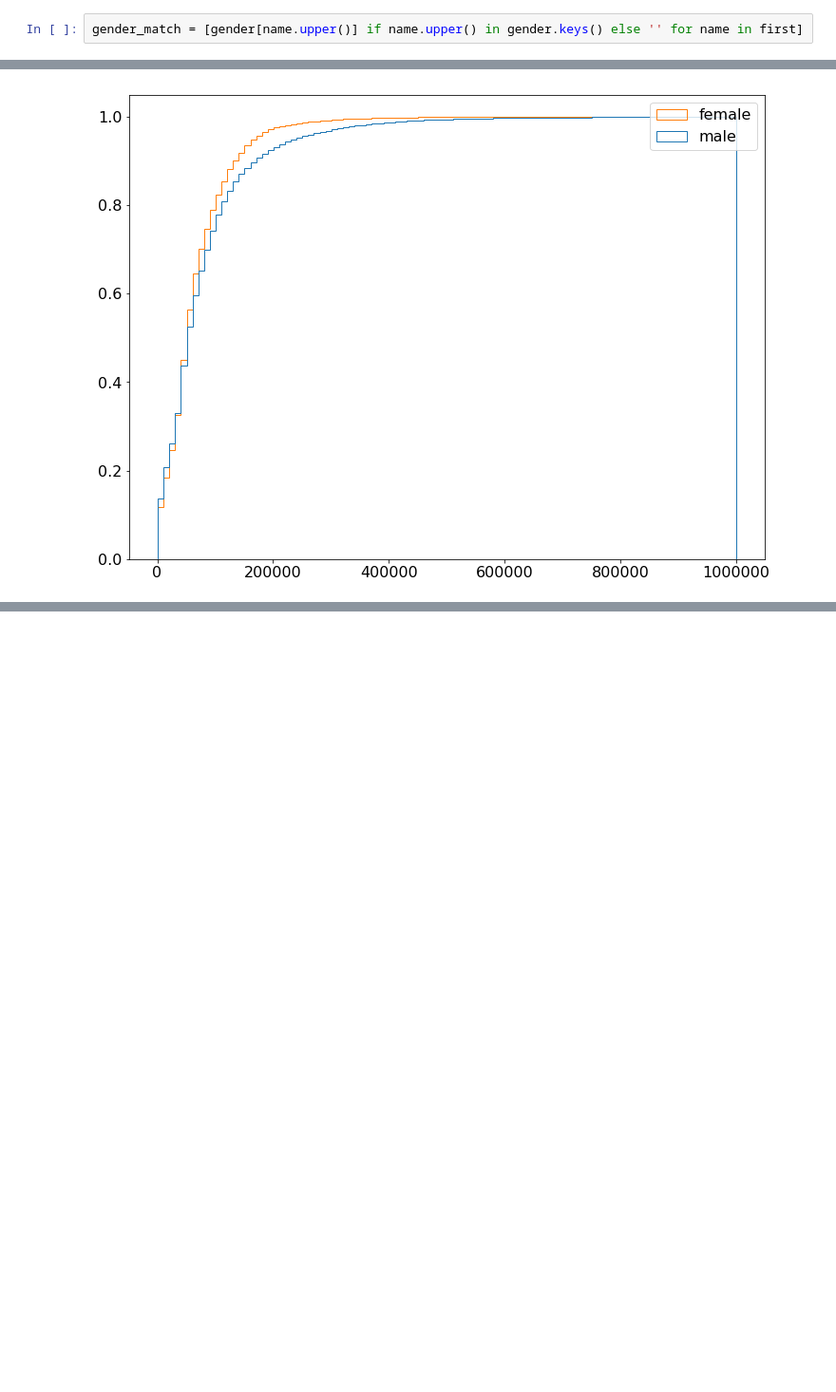
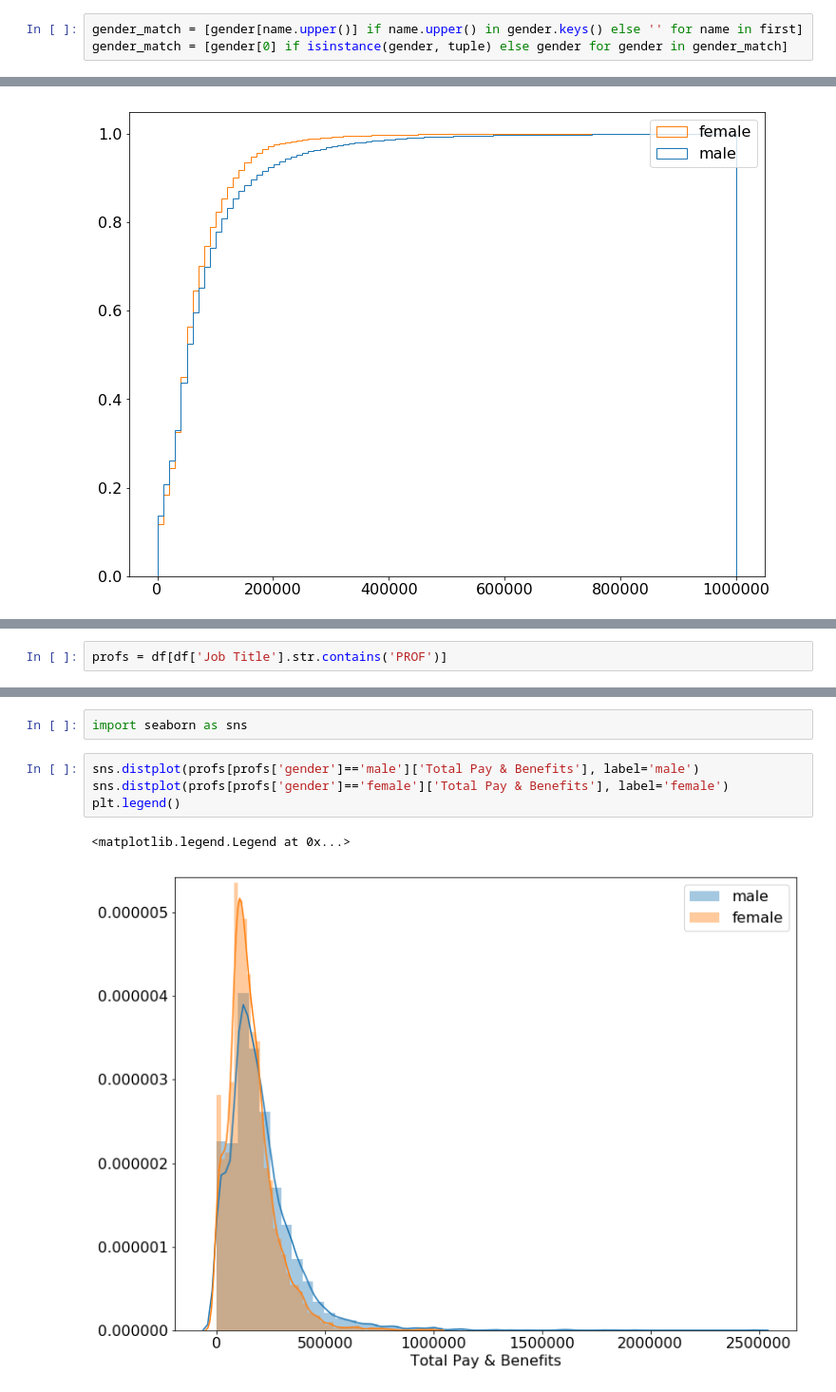
Before and after one commit to sam-dixon/gov_salaries_gap, a Jupyter notebook: playground.ipynb, the cells around one changed output, grey strips where cells are left out. Shown at 95% size. Saved outputs shown, nothing was run; the diff lists cells and outputs as text; blank space fills up the shorter version.

```diff
--- a/playground.ipynb
+++ b/playground.ipynb
@@ -19,6 +19,7 @@ len(gender.keys())
 5177
 # %%
 gender_match = [gender[name.upper()] if name.upper() in gender.keys() else '' for name in first]
+gender_match = [gender[0] if isinstance(gender, tuple) else gender for gender in gender_match]
 # %%
 df['gender'] = gender_match
 # %%
@@ -72,0 +70,2 @@ KeyboardInterrupt:
+# %%
+profs = df[df['Job Title'].str.contains('PROF')]
@@ -74,0 +103,9 @@ profs
+# %%
+import seaborn as sns
+# %%
+sns.distplot(profs[profs['gender']=='male']['Total Pay & Benefits'], label='male')
+sns.distplot(profs[profs['gender']=='female']['Total Pay & Benefits'], label='female')
+plt.legend()
+# %% [output]
+<matplotlib.legend.Legend at 0x...>
+[figure, added]
```
Also changed, not shown: parts of 27 cells of this notebook, 3 other files.
